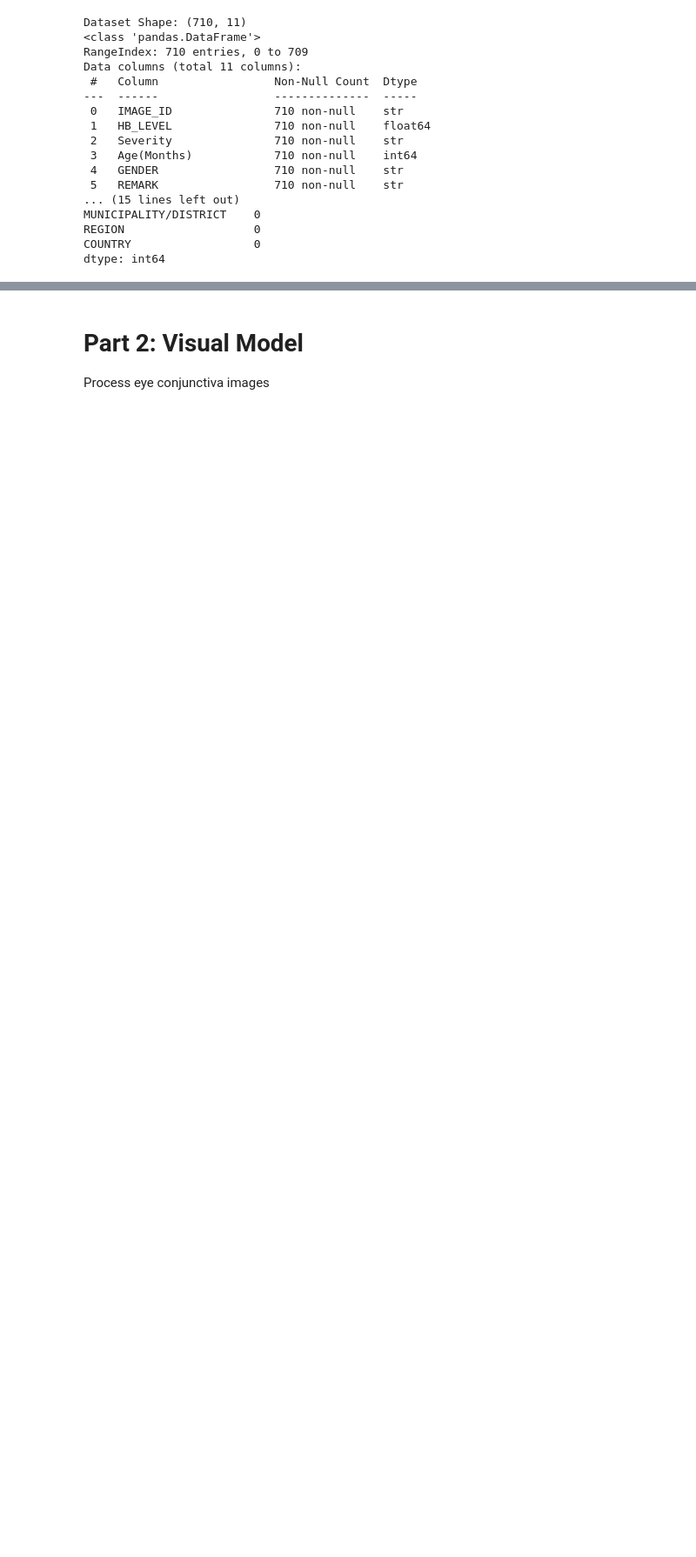
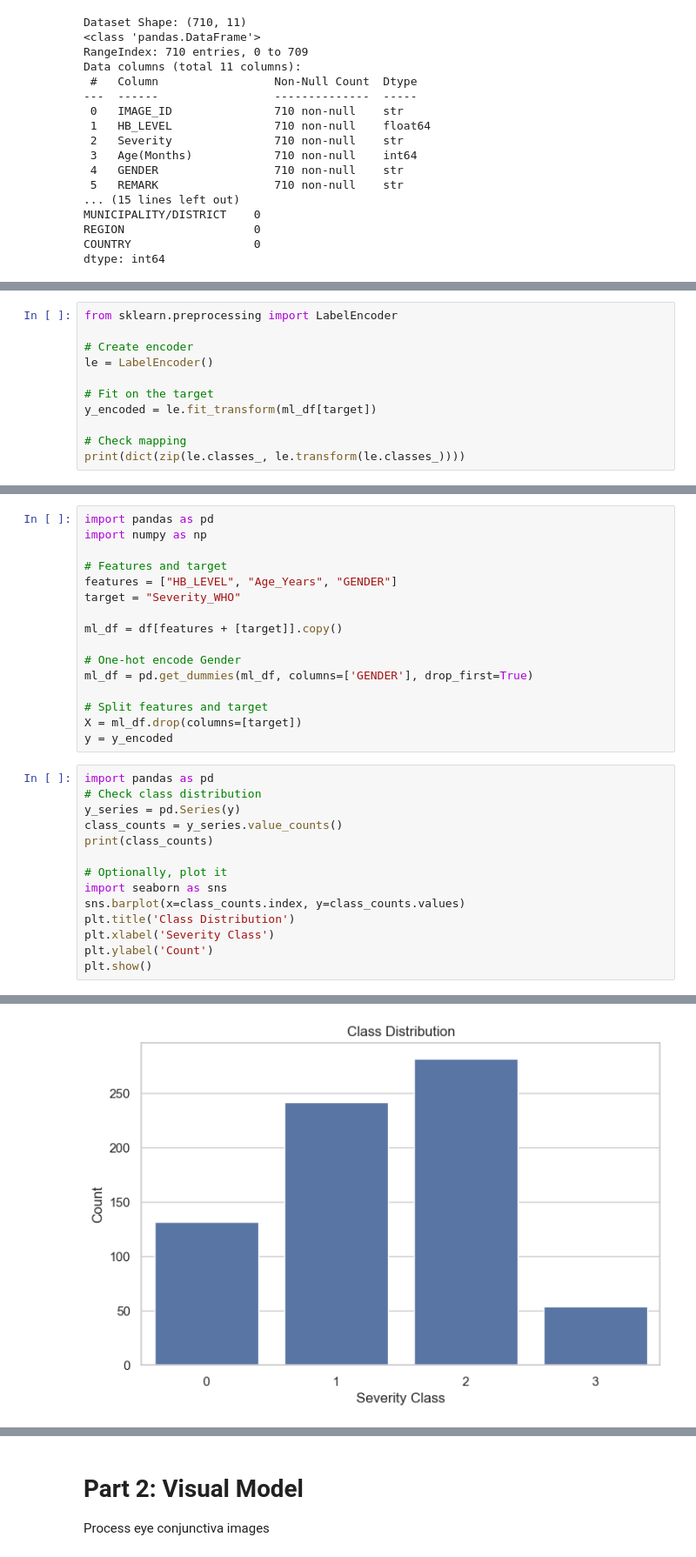
Before and after one commit to nitekar/Bari, a Jupyter notebook: Notebook/Bari.ipynb, the cells around one changed output, grey strips where cells are left out. Shown at 87% size. Cells and saved outputs as stored; diff of their text form; blank space fills up the shorter version.

```diff
--- a/Notebook/Bari.ipynb
+++ b/Notebook/Bari.ipynb
@@ -353,0 +282,11 @@ weighted avg       1.00      1.00      1.00       142
+# %%
+from sklearn.preprocessing import LabelEncoder
+
+# Create encoder
+le = LabelEncoder()
+
+# Fit on the target
+y_encoded = le.fit_transform(ml_df[target])
+
+# Check mapping
+print(dict(zip(le.classes_, le.transform(le.classes_))))
@@ -353,0 +295,31 @@ weighted avg       1.00      1.00      1.00       142
+# %%
+import pandas as pd
+import numpy as np
+
+# Features and target
+features = ["HB_LEVEL", "Age_Years", "GENDER"]
+target = "Severity_WHO"
+
+ml_df = df[features + [target]].copy()
+
+# One-hot encode Gender
+ml_df = pd.get_dummies(ml_df, columns=['GENDER'], drop_first=True)
+
+# Split features and target
+X = ml_df.drop(columns=[target])
+y = y_encoded
+# %%
+import pandas as pd
+# Check class distribution
+y_series = pd.Series(y)
+class_counts = y_series.value_counts()
+print(class_counts)
+
+# Optionally, plot it
+import seaborn as sns
+sns.barplot(x=class_counts.index, y=class_counts.values)
+plt.title('Class Distribution')
+plt.xlabel('Severity Class')
+plt.ylabel('Count')
+plt.show()
+# %% [output]
@@ -353,0 +331 @@ weighted avg       1.00      1.00      1.00       142
+[figure, added]
```
Also changed, not shown: parts of 65 cells of this notebook, 6 other files.
